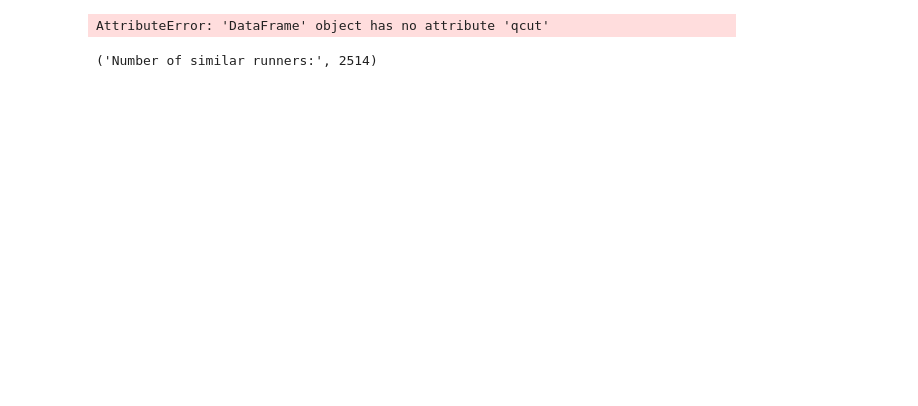
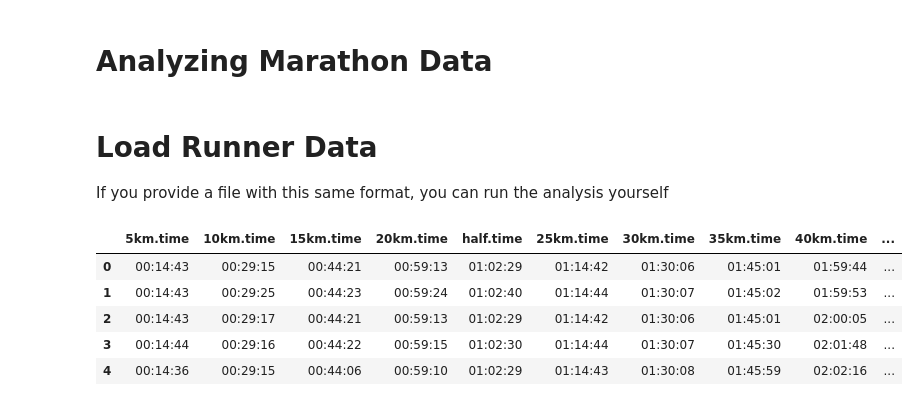
Before and after one commit to kmax12/marathon_analysis, a Jupyter notebook: Analyze Data.ipynb, the cells around one changed output. Cells and saved outputs as stored; diff of their text form; code cells hidden in the pictures; blank space fills up the shorter version.

Commit message:
updated end-to-end analysis

```diff
--- a/Analyze Data.ipynb
+++ b/Analyze Data.ipynb
@@ -165,11 +1,2 @@ dir(df["finish.time"])
-# %%
-help(df.quantile)
-# %% [output]
-AttributeError: 'DataFrame' object has no attribute 'qcut'
-# %%
-four_hours = time_to_seconds("04:00:00")
-df_age_group = df[df["age_class"].isin(["25-29", "30-34"])]
-df_similar = df_age_group[df_age_group["finish.time"].between(four_hours*.8, four_hours*1.2)]
-"Number of similar runners:", df_similar.shape[0]
-# %% [output]
-('Number of similar runners:', 2514)
+# %% [markdown]
+# Analyzing Marathon Data
@@ -175,0 +11,14 @@ df_similar = df_age_group[df_age_group["finish.time"].between(four_hours*.8, fou
+# %% [markdown]
+# Load Runner Data
+
+If you provide a file with this same format, you can run the analysis yourself
+# %%
+data = pd.read_csv("data/all_runners_with_splits.csv")
+data.head(5)
+# %% [output]
+|  | 5km.time | 10km.time | 15km.time | 20km.time | half.time | 25km.time | 30km.time | 35km.time | 40km.time | ... |
+| 0 | 00:14:43 | 00:29:15 | 00:44:21 | 00:59:13 | 01:02:29 | 01:14:42 | 01:30:06 | 01:45:01 | 01:59:44 | ... |
+| 1 | 00:14:43 | 00:29:25 | 00:44:23 | 00:59:24 | 01:02:40 | 01:14:44 | 01:30:07 | 01:45:02 | 01:59:53 | ... |
+| 2 | 00:14:43 | 00:29:17 | 00:44:21 | 00:59:13 | 01:02:29 | 01:14:42 | 01:30:06 | 01:45:01 | 02:00:05 | ... |
+| 3 | 00:14:44 | 00:29:16 | 00:44:22 | 00:59:15 | 01:02:30 | 01:14:44 | 01:30:07 | 01:45:30 | 02:01:48 | ... |
+| 4 | 00:14:36 | 00:29:15 | 00:44:06 | 00:59:10 | 01:02:29 | 01:14:43 | 01:30:08 | 01:45:59 | 02:02:16 | ... |
```
Also changed, not shown: parts of 95 cells of this notebook, 26 other files.
